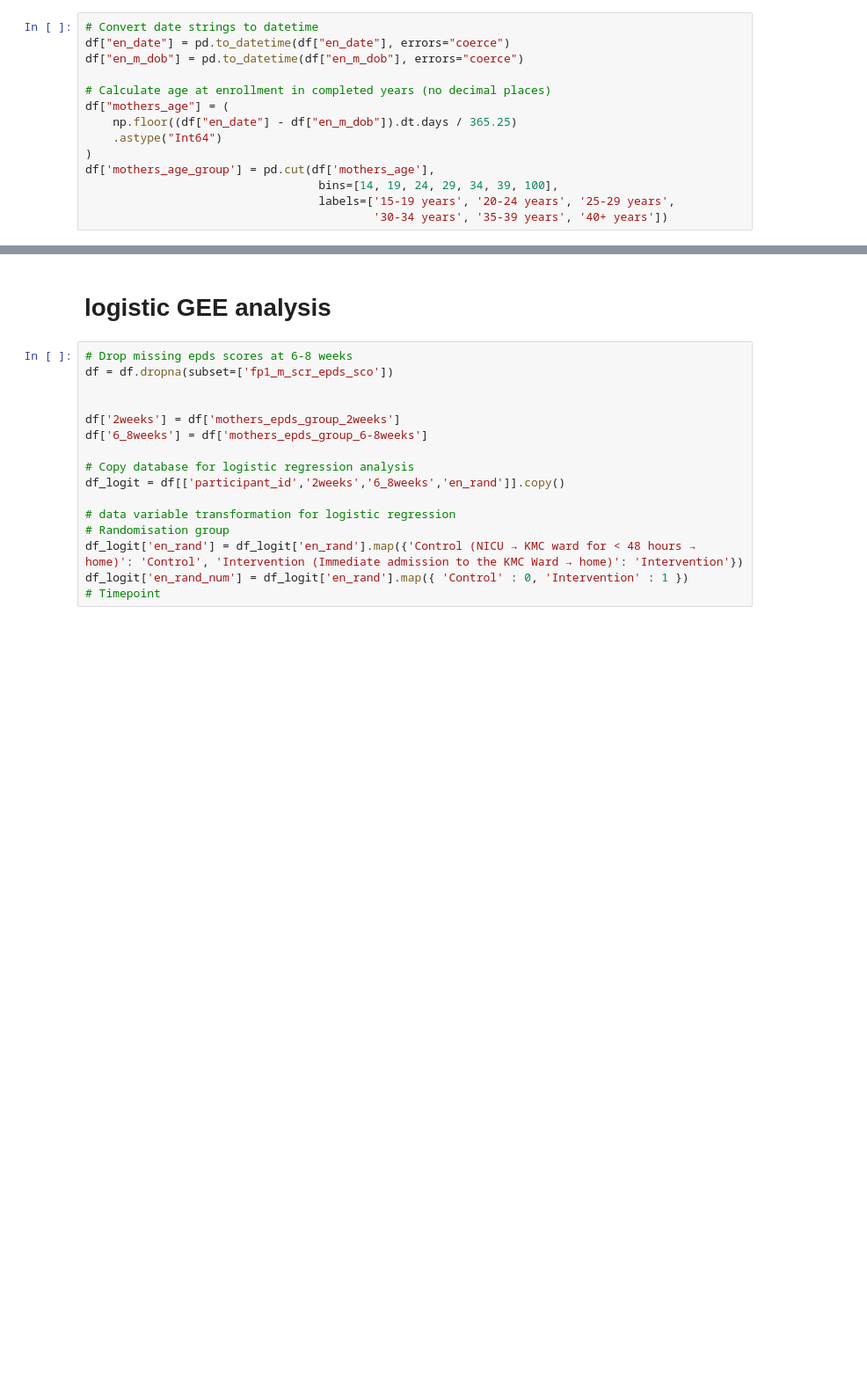
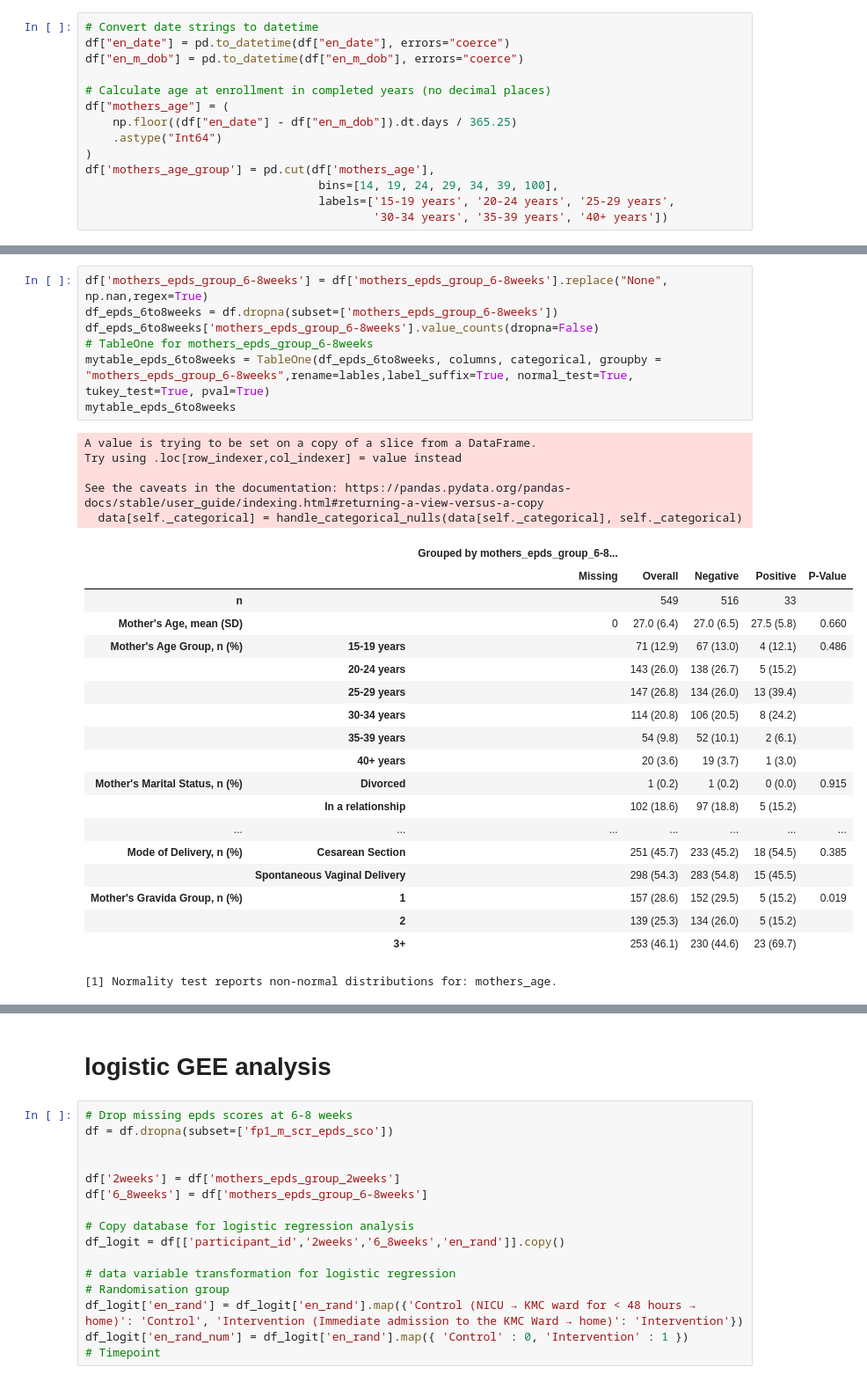
Before and after one commit to herbiekaps/NoteBooks, a Jupyter notebook: ppd_analysis.ipynb, the cells around one changed output, grey strips where cells are left out. Shown at 88% size. Drawn from its saved outputs; the diff is of its cells as text; blank space fills up the shorter version.

```diff
--- a/ppd_analysis.ipynb
+++ b/ppd_analysis.ipynb
@@ -257 +452,33 @@ mytable = TableOne(df, columns, categorical, continuous, groupby,min_max=min_max
+# %%
+df['mothers_epds_group_6-8weeks'] = df['mothers_epds_group_6-8weeks'].replace("None", np.nan,regex=True)
+df_epds_6to8weeks = df.dropna(subset=['mothers_epds_group_6-8weeks'])
+df_epds_6to8weeks['mothers_epds_group_6-8weeks'].value_counts(dropna=False)
+# TableOne for mothers_epds_group_6-8weeks
+mytable_epds_6to8weeks = TableOne(df_epds_6to8weeks, columns, categorical, groupby = "mothers_epds_group_6-8weeks",rename=lables,label_suffix=True, normal_test=True, tukey_test=True, pval=True)
+mytable_epds_6to8weeks
+# %% [output]
+A value is trying to be set on a copy of a slice from a DataFrame.
+Try using .loc[row_indexer,col_indexer] = value instead
+
+See the caveats in the documentation: https://pandas.pydata.org/pandas-docs/stable/user_guide/indexing.html#returning-a-view-versus-a-copy
+  data[self._categorical] = handle_categorical_nulls(data[self._categorical], self._categorical)
+|  |  | Grouped by mothers_epds_group_6-8... |  |  |  |  |
+|  |  | Missing | Overall | Negative | Positive | P-Value |
+| n |  |  | 549 | 516 | 33 |  |
+| Mother's Age, mean (SD) |  | 0 | 27.0 (6.4) | 27.0 (6.5) | 27.5 (5.8) | 0.660 |
+| Mother's Age Group, n (%) | 15-19 years |  | 71 (12.9) | 67 (13.0) | 4 (12.1) | 0.486 |
+|  | 20-24 years |  | 143 (26.0) | 138 (26.7) | 5 (15.2) |  |
+|  | 25-29 years |  | 147 (26.8) | 134 (26.0) | 13 (39.4) |  |
+|  | 30-34 years |  | 114 (20.8) | 106 (20.5) | 8 (24.2) |  |
+|  | 35-39 years |  | 54 (9.8) | 52 (10.1) | 2 (6.1) |  |
+|  | 40+ years |  | 20 (3.6) | 19 (3.7) | 1 (3.0) |  |
+| Mother's Marital Status, n (%) | Divorced |  | 1 (0.2) | 1 (0.2) | 0 (0.0) | 0.915 |
+|  | In a relationship |  | 102 (18.6) | 97 (18.8) | 5 (15.2) |  |
+| ... | ... | ... | ... | ... | ... | ... |
+| Mode of Delivery, n (%) | Cesarean Section |  | 251 (45.7) | 233 (45.2) | 18 (54.5) | 0.385 |
+|  | Spontaneous Vaginal Delivery |  | 298 (54.3) | 283 (54.8) | 15 (45.5) |  |
+| Mother's Gravida Group, n (%) | 1 |  | 157 (28.6) | 152 (29.5) | 5 (15.2) | 0.019 |
+|  | 2 |  | 139 (25.3) | 134 (26.0) | 5 (15.2) |  |
+|  | 3+ |  | 253 (46.1) | 230 (44.6) | 23 (69.7) |  |
+[1] Normality test reports non-normal distributions for: mothers_age.
 # %%
```
Also changed, not shown: parts of 59 cells of this notebook, 2 other files.
